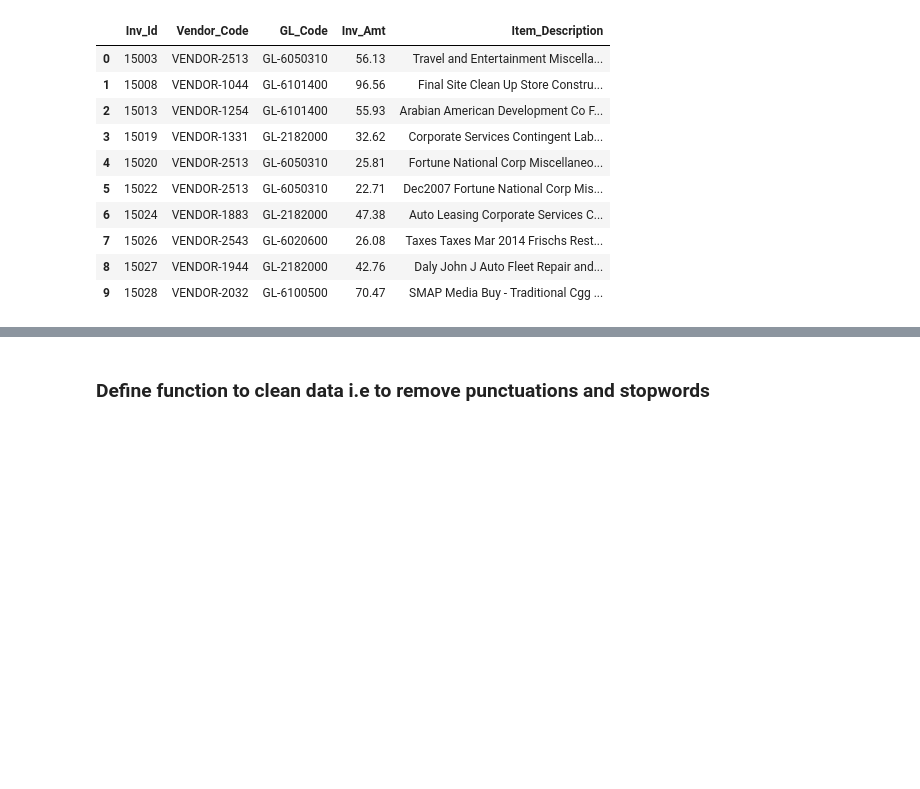
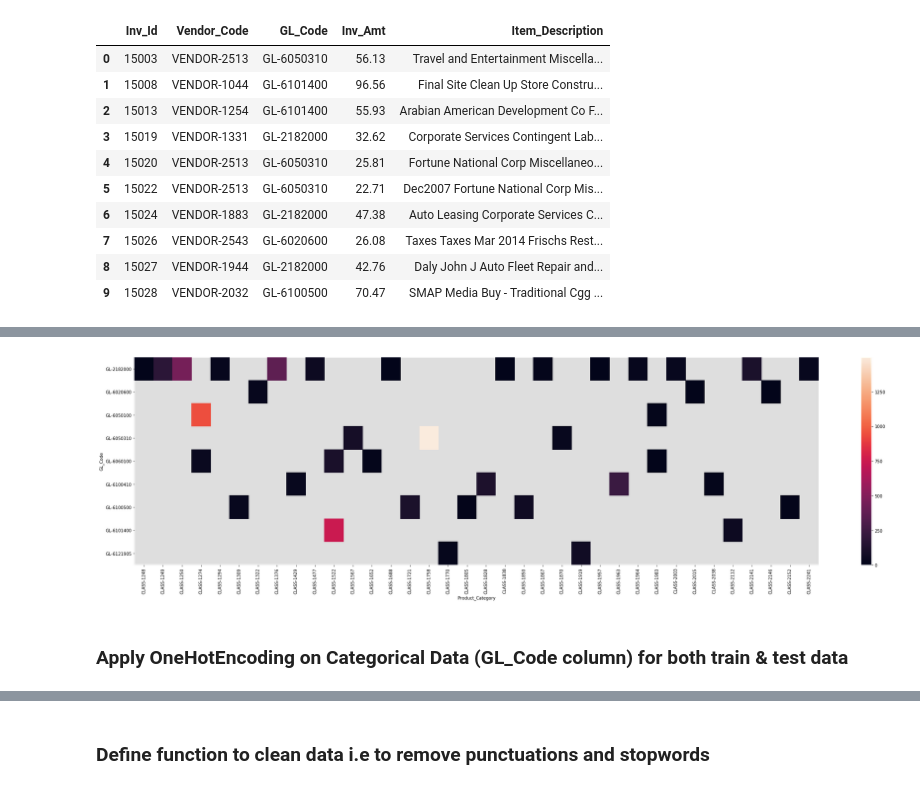
Before and after one commit to SVB-knowmywork/Invoice-Product-Category-Predictor, a Jupyter notebook: Data Pre-Processing.ipynb, the cells around one changed output, grey strips where cells are left out. Saved outputs shown, nothing was run; the diff lists cells and outputs as text; code cells hidden in the pictures; blank space fills up the shorter version.

```diff
--- a/Data Pre-Processing.ipynb
+++ b/Data Pre-Processing.ipynb
@@ -42,0 +68,10 @@ test_data_df.head(10)
+# %%
+new_df = train_data_df.groupby(['GL_Code','Product_Category']).size().reset_index().rename(columns={0:'Size'})
+pv = new_df.pivot("GL_Code", "Product_Category", "Size")
+f, ax = plt.subplots(figsize=(36, 9))
+sns.heatmap(pv, ax=ax).set_facecolor('#dedede')
+plt.show()
+# %% [output]
+[figure, added]
+# %% [markdown]
+### Apply OneHotEncoding on Categorical Data (GL_Code column) for both train & test data
```
Also changed, not shown: parts of 24 cells of this notebook, 13 other files.
